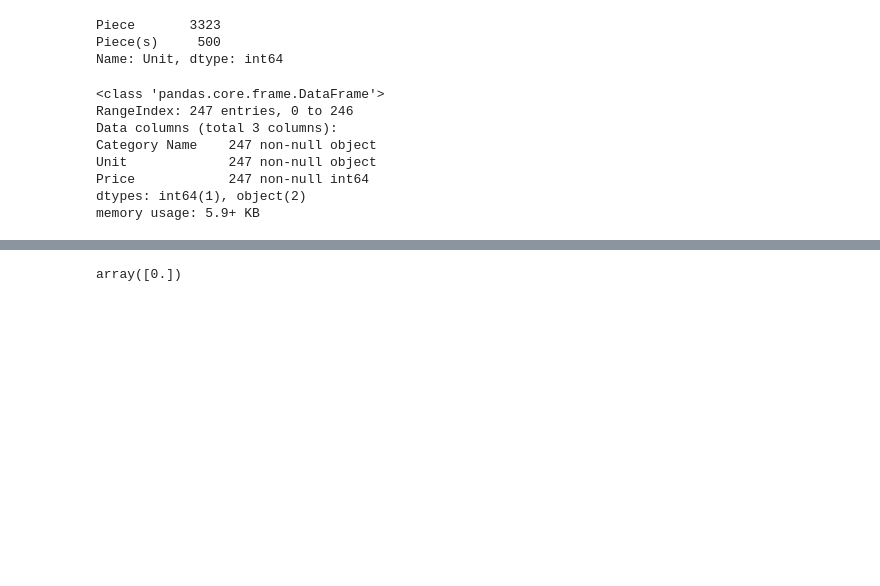
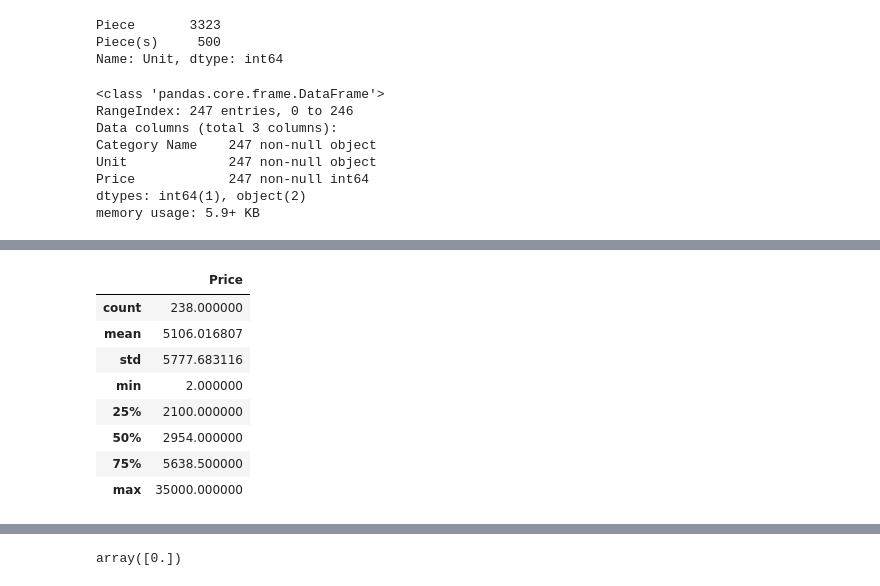
Before and after one commit to princeofpython/IndiaMart-Hackathon-2k19, a Jupyter notebook: phase1.ipynb, the cells around one changed output, grey strips where cells are left out. Cells and saved outputs as stored; diff of their text form; code cells hidden in the pictures; blank space fills up the shorter version.

```diff
--- a/phase1.ipynb
+++ b/phase1.ipynb
@@ -153,4 +170,16 @@ drilldf[1:].describe()
 | max | 55000.000000 |
+# %%
+drill_ol.describe()
+# %% [output]
+|  | Price |
+| count | 238.000000 |
+| mean | 5106.016807 |
+| std | 5777.683116 |
+| min | 2.000000 |
+| 25% | 2100.000000 |
+| 50% | 2954.000000 |
+| 75% | 5638.500000 |
+| max | 35000.000000 |
 # %%
 stdev=np.std(npa)
 stdev1=np.std(npa1)
```
Also changed, not shown: parts of 19 cells of this notebook.
